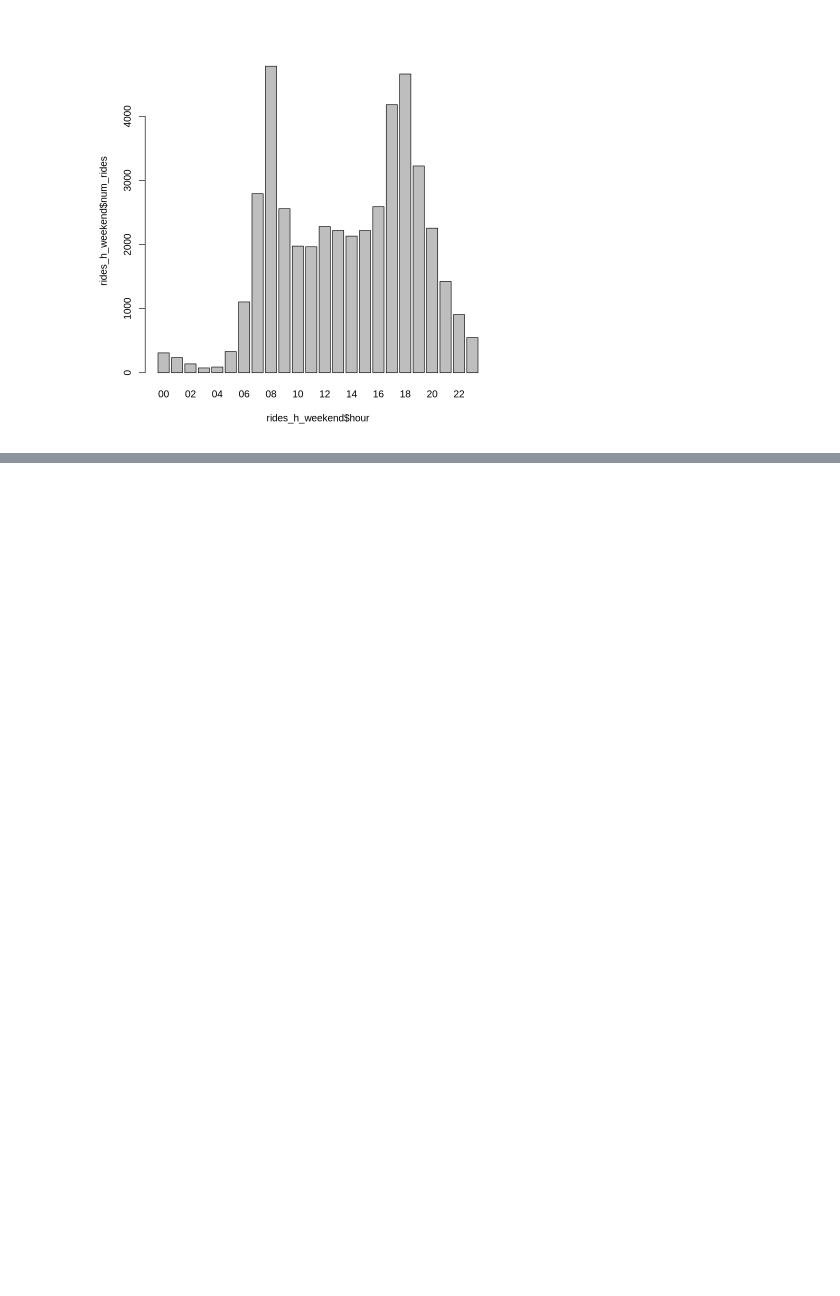
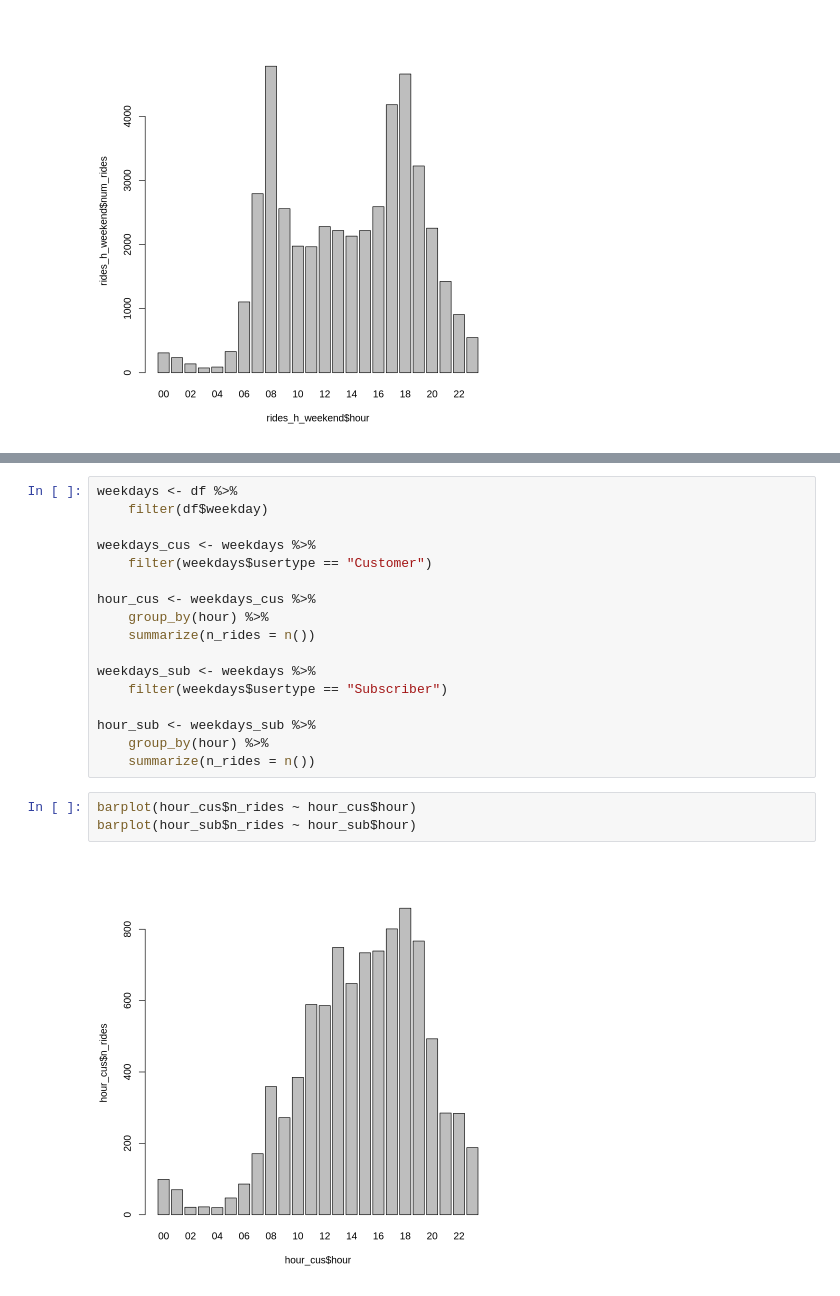
Before and after one commit to pietromalagoli/asp, a Jupyter notebook: code/lab01/Malagoli_Pietro_Lab01.ipynb, the cells around one changed output, grey strips where cells are left out. Cells and saved outputs as stored; diff of their text form; blank space fills up the shorter version.

```diff
--- a/code/lab01/Malagoli_Pietro_Lab01.ipynb
+++ b/code/lab01/Malagoli_Pietro_Lab01.ipynb
@@ -177,0 +192,22 @@ barplot(rides_h_weekend$num_rides ~ rides_h_weekend$hour)
+# %%
+weekdays <- df %>%
+    filter(df$weekday)
+
+weekdays_cus <- weekdays %>%
+    filter(weekdays$usertype == "Customer")
+
+hour_cus <- weekdays_cus %>%
+    group_by(hour) %>%
+    summarize(n_rides = n())
+
+weekdays_sub <- weekdays %>%
+    filter(weekdays$usertype == "Subscriber")
+
+hour_sub <- weekdays_sub %>%
+    group_by(hour) %>%
+    summarize(n_rides = n())
+# %%
+barplot(hour_cus$n_rides ~ hour_cus$hour)
+barplot(hour_sub$n_rides ~ hour_sub$hour)
+# %% [output]
+[figure, added]
```
Also changed, not shown: parts of 3 cells of this notebook.
